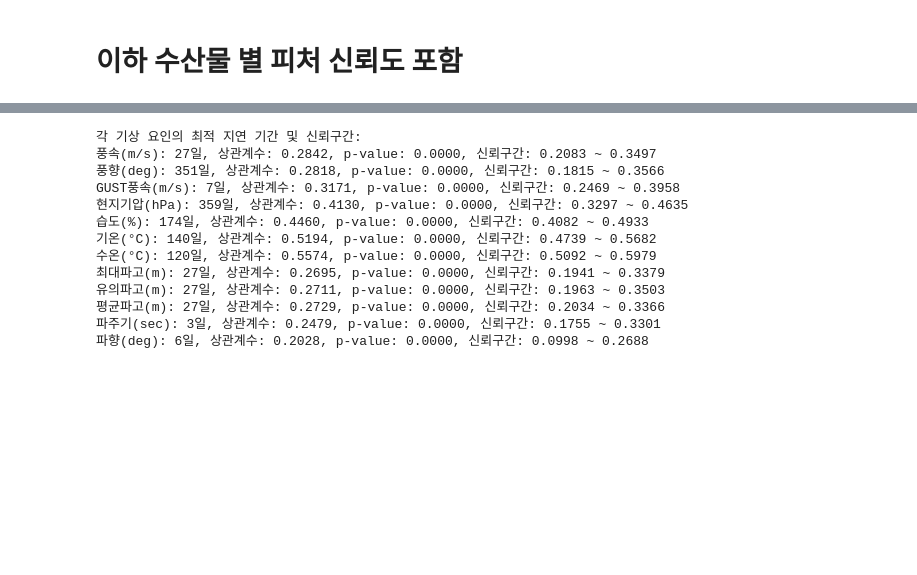
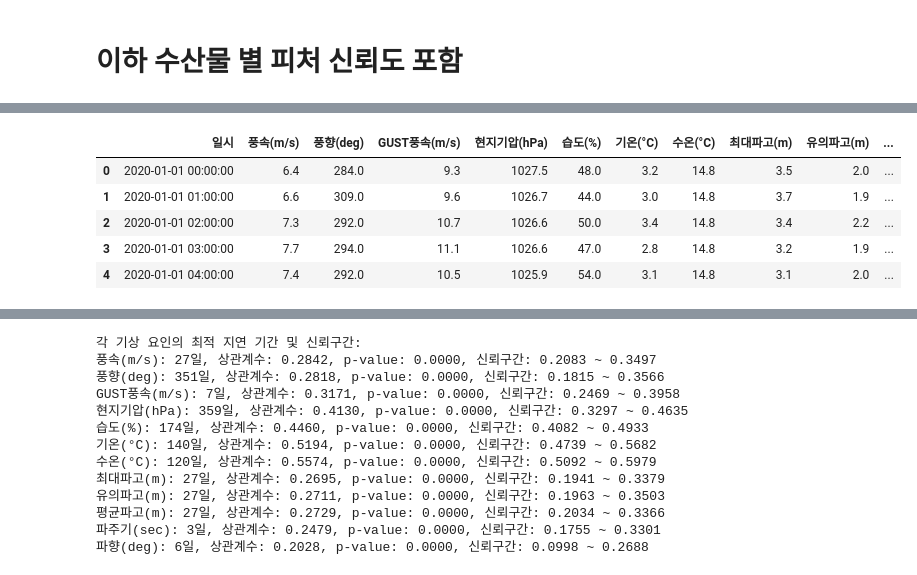
Before and after one commit to vhf1030/Pisces, a Jupyter notebook: notebooks/기상과가격유사도.ipynb, the cells around one changed output, grey strips where cells are left out. Cells and saved outputs as stored; diff of their text form; code cells hidden in the pictures; blank space fills up the shorter version.

```diff
--- a/notebooks/기상과가격유사도.ipynb
+++ b/notebooks/기상과가격유사도.ipynb
@@ -1280,6 +1396,40 @@ Passing `palette` without assigning `hue` is deprecated and will be removed in v
 
   sns.barplot(x=[res['최적 지연 기간'] for res in optimal_lags_with_confidence.values()],
 [figure]
+# %%
+# 수산물 가격 데이터 로드
+price_data = pd.read_csv('../data/processed/item_price_lag_filled.csv')
+price_data['priceDate'] = pd.to_datetime(price_data['priceDate'])
+price_data['날짜'] = price_data['priceDate'].dt.date
+price_data = price_data.groupby(['날짜', 'item'])['avgPrice'].mean().reset_index()
+
+# 여러 개의 기상 데이터 파일 불러오기
+file_list = glob.glob('../data/raw/forecast_1525/forecast_*.csv')
+
+df_list = []
+for file in file_list:
+    df = pd.read_csv(file, encoding='euc-kr')
+    df['일시'] = pd.to_datetime(df['일시'])
+    df['날짜'] = df['일시'].dt.date
+    df_list.append(df)
+
+# 모든 데이터를 병합
+forecast_df = pd.concat(df_list, ignore_index=True)
+forecast_df = forecast_df.drop(columns=['지점'], errors='ignore')
+daily_avg = forecast_df.groupby('날짜').mean(numeric_only=True).reset_index()
+
+# 특정 어종 선택 (예: 우럭)
+fish_type = '대게'
+fish_prices = price_data[price_data['item'] == fish_type][['날짜', 'avgPrice']]
+
+forecast_df.head()
+# %% [output]
+|  | 일시 | 풍속(m/s) | 풍향(deg) | GUST풍속(m/s) | 현지기압(hPa) | 습도(%) | 기온(°C) | 수온(°C) | 최대파고(m) | 유의파고(m) | ... |
+| 0 | 2020-01-01 00:00:00 | 6.4 | 284.0 | 9.3 | 1027.5 | 48.0 | 3.2 | 14.8 | 3.5 | 2.0 | ... |
+| 1 | 2020-01-01 01:00:00 | 6.6 | 309.0 | 9.6 | 1026.7 | 44.0 | 3.0 | 14.8 | 3.7 | 1.9 | ... |
+| 2 | 2020-01-01 02:00:00 | 7.3 | 292.0 | 10.7 | 1026.6 | 50.0 | 3.4 | 14.8 | 3.4 | 2.2 | ... |
+| 3 | 2020-01-01 03:00:00 | 7.7 | 294.0 | 11.1 | 1026.6 | 47.0 | 2.8 | 14.8 | 3.2 | 1.9 | ... |
+| 4 | 2020-01-01 04:00:00 | 7.4 | 292.0 | 10.5 | 1025.9 | 54.0 | 3.1 | 14.8 | 3.1 | 2.0 | ... |
 # %%
 # 수산물 가격 데이터 로드
 price_data = pd.read_csv('../data/processed/item_price_lag_filled.csv')
```
Also changed, not shown: parts of 8 cells of this notebook, 1 other file.
